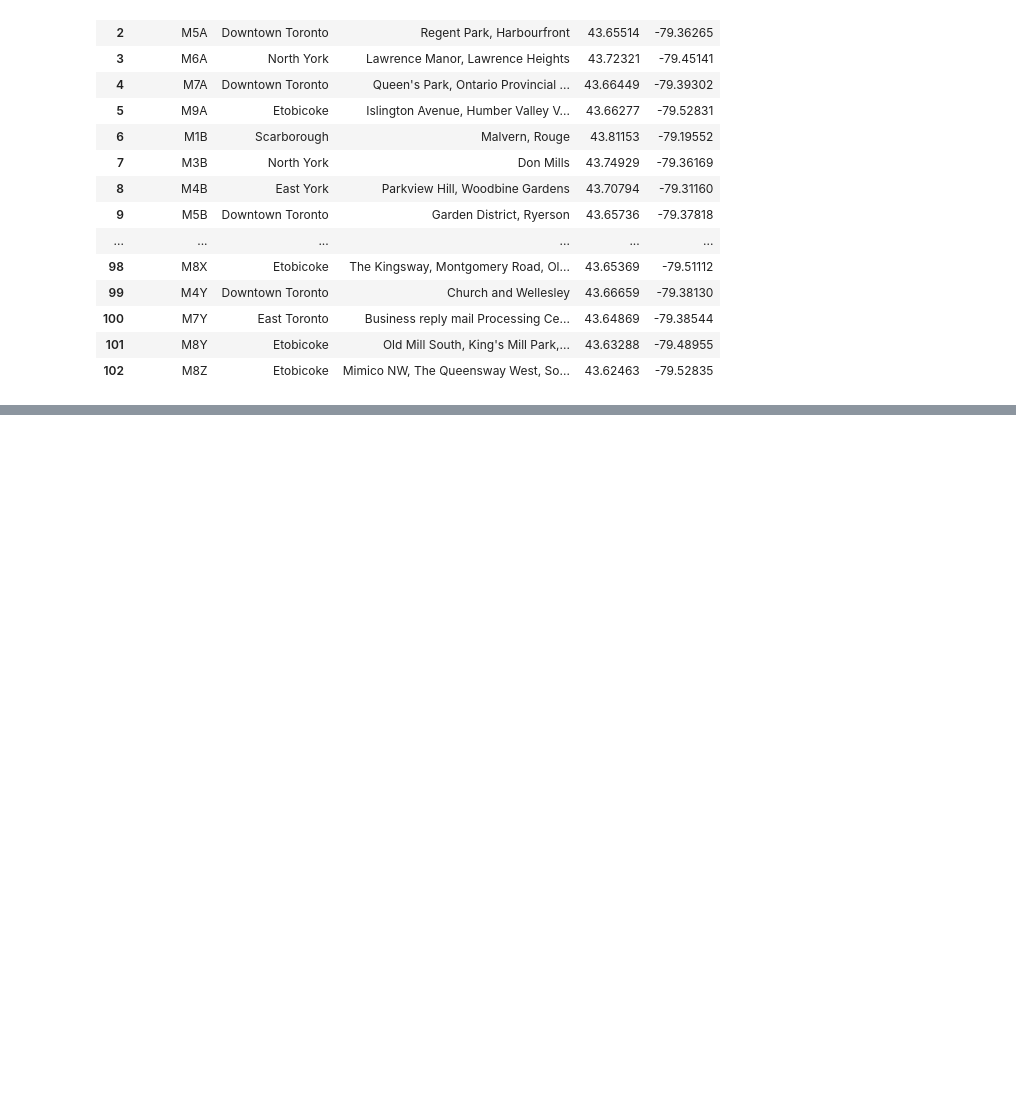
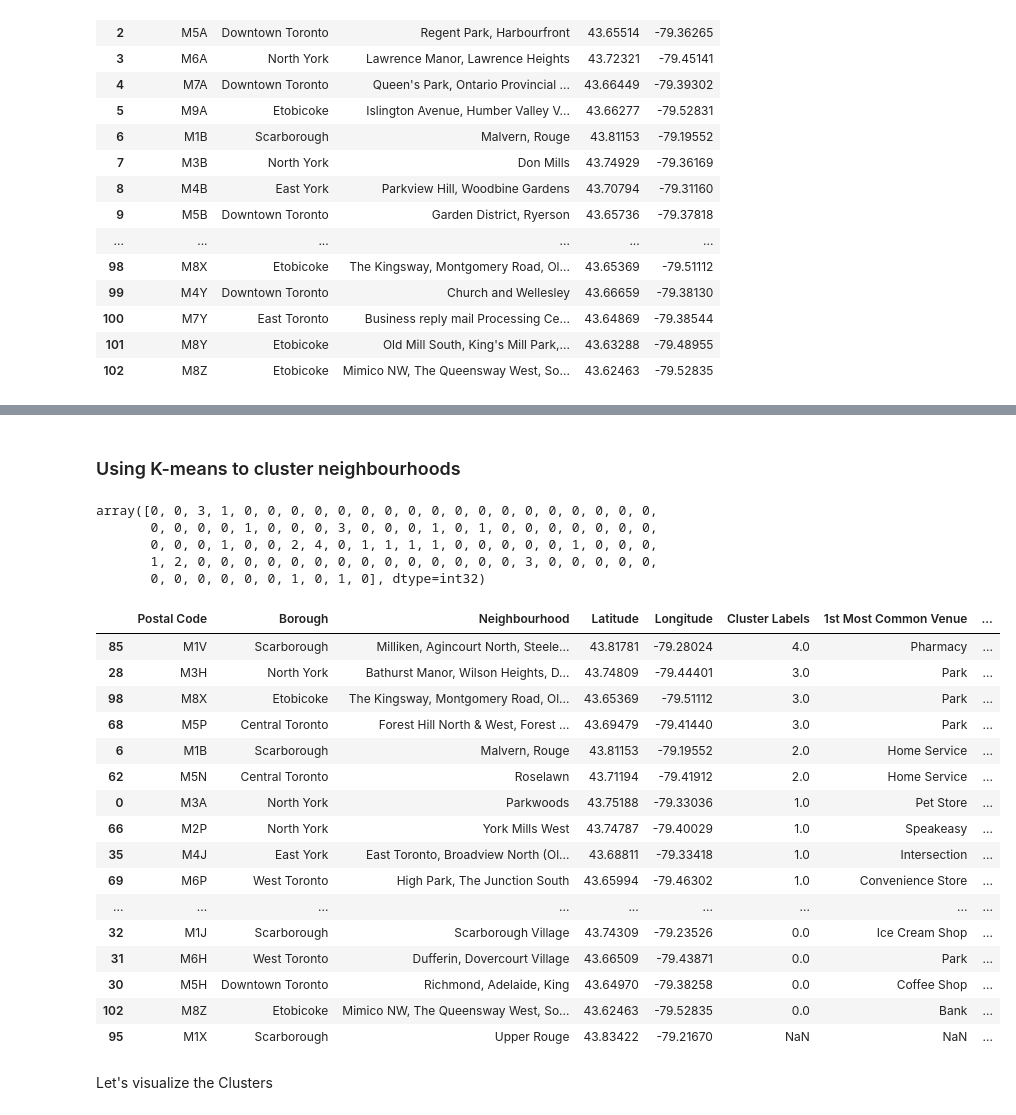
Before and after one commit to lingesh1710/Coursera_Capstone, a Jupyter notebook: Toronto.ipynb, the cells around one changed output, grey strips where cells are left out. Cells and saved outputs as stored; diff of their text form; code cells hidden in the pictures; blank space fills up the shorter version.

```diff
--- a/Toronto.ipynb
+++ b/Toronto.ipynb
@@ -144,0 +381,3 @@ toronto_df
+# %%
+n_grouped = n_onehot.groupby('Neighborhood').mean().reset_index()
+n_grouped
@@ -144,0 +436,25 @@ toronto_df
+# %%
+def return_most_common_venues(row, num_top_venues):
+    row_categories = row.iloc[1:]
+    row_categories_sorted = row_categories.sort_values(ascending=False)
+
+    return row_categories_sorted.index.values[0:num_top_venues]
+# %%
+num_top_venues = 10
+
+indicators = ['st', 'nd', 'rd']
+
+columns = ['Neighborhood']
+for ind in np.arange(num_top_venues):
+    try:
+        columns.append('{}{} Most Common Venue'.format(ind+1, indicators[ind]))
+    except:
+        columns.append('{}th Most Common Venue'.format(ind+1))
+
+neighborhoods_venues_sorted = pd.DataFrame(columns=columns)
+neighborhoods_venues_sorted['Neighborhood'] = n_grouped['Neighborhood']
+
+for ind in np.arange(n_grouped.shape[0]):
+    neighborhoods_venues_sorted.iloc[ind, 1:] = return_most_common_venues(n_grouped.iloc[ind, :], num_top_venues)
+
+neighborhoods_venues_sorted.head()
@@ -144,0 +468,42 @@ toronto_df
+# %% [markdown]
+### Using K-means to cluster neighbourhoods
+# %%
+kclusters = 5
+
+n_clustered = n_grouped.drop('Neighborhood', 1)
+
+kmeans = KMeans( n_clusters=kclusters, init='k-means++',random_state=0, n_init=10).fit(n_clustered)
+
+kmeans.labels_
+# %% [output]
+array([0, 0, 3, 1, 0, 0, 0, 0, 0, 0, 0, 0, 0, 0, 0, 0, 0, 0, 0, 0, 0, 0,
+       0, 0, 0, 0, 1, 0, 0, 0, 3, 0, 0, 0, 1, 0, 1, 0, 0, 0, 0, 0, 0, 0,
+       0, 0, 0, 1, 0, 0, 2, 4, 0, 1, 1, 1, 1, 0, 0, 0, 0, 0, 1, 0, 0, 0,
+       1, 2, 0, 0, 0, 0, 0, 0, 0, 0, 0, 0, 0, 0, 0, 0, 3, 0, 0, 0, 0, 0,
+       0, 0, 0, 0, 0, 0, 1, 0, 1, 0], dtype=int32)
+# %%
+neighborhoods_venues_sorted.insert(0, 'Cluster Labels', kmeans.labels_)
+n_merged = toronto_df
+n_merged = n_merged.join(neighborhoods_venues_sorted.set_index('Neighborhood'), on='Neighbourhood', )
+n_merged.reset_index
+n_merged.sort_values(by='Cluster Labels', ascending=False)
+# %% [output]
+|  | Postal Code | Borough | Neighbourhood | Latitude | Longitude | Cluster Labels | 1st Most Common Venue | ... |
+| 85 | M1V | Scarborough | Milliken, Agincourt North, Steele... | 43.81781 | -79.28024 | 4.0 | Pharmacy | ... |
+| 28 | M3H | North York | Bathurst Manor, Wilson Heights, D... | 43.74809 | -79.44401 | 3.0 | Park | ... |
+| 98 | M8X | Etobicoke | The Kingsway, Montgomery Road, Ol... | 43.65369 | -79.51112 | 3.0 | Park | ... |
+| 68 | M5P | Central Toronto | Forest Hill North & West, Forest ... | 43.69479 | -79.41440 | 3.0 | Park | ... |
+| 6 | M1B | Scarborough | Malvern, Rouge | 43.81153 | -79.19552 | 2.0 | Home Service | ... |
+| 62 | M5N | Central Toronto | Roselawn | 43.71194 | -79.41912 | 2.0 | Home Service | ... |
+| 0 | M3A | North York | Parkwoods | 43.75188 | -79.33036 | 1.0 | Pet Store | ... |
+| 66 | M2P | North York | York Mills West | 43.74787 | -79.40029 | 1.0 | Speakeasy | ... |
+| 35 | M4J | East York | East Toronto, Broadview North (Ol... | 43.68811 | -79.33418 | 1.0 | Intersection | ... |
+| 69 | M6P | West Toronto | High Park, The Junction South | 43.65994 | -79.46302 | 1.0 | Convenience Store | ... |
+| ... | ... | ... | ... | ... | ... | ... | ... | ... |
+| 32 | M1J | Scarborough | Scarborough Village | 43.74309 | -79.23526 | 0.0 | Ice Cream Shop | ... |
+| 31 | M6H | West Toronto | Dufferin, Dovercourt Village | 43.66509 | -79.43871 | 0.0 | Park | ... |
+| 30 | M5H | Downtown Toronto | Richmond, Adelaide, King | 43.64970 | -79.38258 | 0.0 | Coffee Shop | ... |
+| 102 | M8Z | Etobicoke | Mimico NW, The Queensway West, So... | 43.62463 | -79.52835 | 0.0 | Bank | ... |
+| 95 | M1X | Scarborough | Upper Rouge | 43.83422 | -79.21670 | NaN | NaN | ... |
+# %% [markdown]
+Let's visualize the Clusters
```
Also changed, not shown: parts of 42 cells of this notebook.
